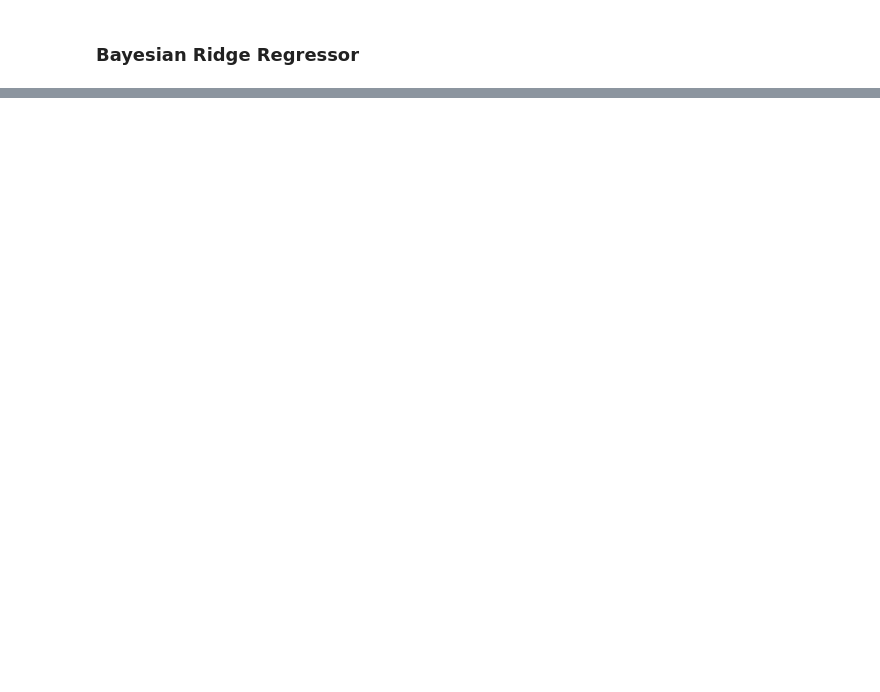
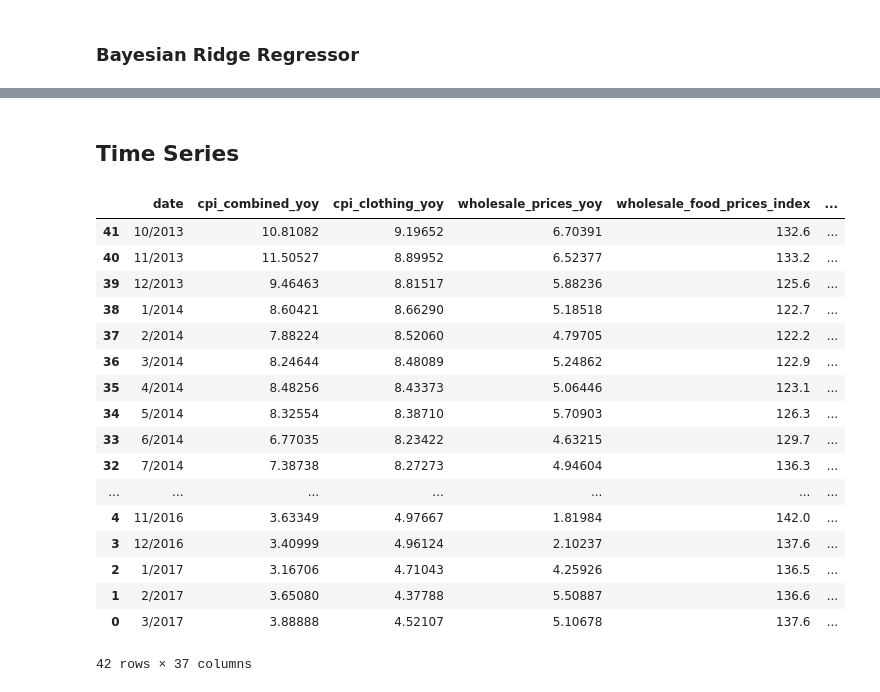
Before and after one commit to ckruger0/farming_india, a Jupyter notebook: src/PC013_Bloomberg_Tech_In.ipynb, the cells around one changed output, grey strips where cells are left out. Saved outputs shown, nothing was run; the diff lists cells and outputs as text; code cells hidden in the pictures; blank space fills up the shorter version.

```diff
--- a/src/PC013_Bloomberg_Tech_In.ipynb
+++ b/src/PC013_Bloomberg_Tech_In.ipynb
@@ -105 +108,3 @@ brr_preds, y_test
  Name: NPA_Loans_Ratio, dtype: float64)
+# %% [markdown]
+## Time Series
@@ -105,0 +119,21 @@ brr_preds, y_test
+# %%
+data
+# %% [output]
+|  | date | cpi_combined_yoy | cpi_clothing_yoy | wholesale_prices_yoy | wholesale_food_prices_index | ... |
+| 41 | 10/2013 | 10.81082 | 9.19652 | 6.70391 | 132.6 | ... |
+| 40 | 11/2013 | 11.50527 | 8.89952 | 6.52377 | 133.2 | ... |
+| 39 | 12/2013 | 9.46463 | 8.81517 | 5.88236 | 125.6 | ... |
+| 38 | 1/2014 | 8.60421 | 8.66290 | 5.18518 | 122.7 | ... |
+| 37 | 2/2014 | 7.88224 | 8.52060 | 4.79705 | 122.2 | ... |
+| 36 | 3/2014 | 8.24644 | 8.48089 | 5.24862 | 122.9 | ... |
+| 35 | 4/2014 | 8.48256 | 8.43373 | 5.06446 | 123.1 | ... |
+| 34 | 5/2014 | 8.32554 | 8.38710 | 5.70903 | 126.3 | ... |
+| 33 | 6/2014 | 6.77035 | 8.23422 | 4.63215 | 129.7 | ... |
+| 32 | 7/2014 | 7.38738 | 8.27273 | 4.94604 | 136.3 | ... |
+| ... | ... | ... | ... | ... | ... | ... |
+| 4 | 11/2016 | 3.63349 | 4.97667 | 1.81984 | 142.0 | ... |
+| 3 | 12/2016 | 3.40999 | 4.96124 | 2.10237 | 137.6 | ... |
+| 2 | 1/2017 | 3.16706 | 4.71043 | 4.25926 | 136.5 | ... |
+| 1 | 2/2017 | 3.65080 | 4.37788 | 5.50887 | 136.6 | ... |
+| 0 | 3/2017 | 3.88888 | 4.52107 | 5.10678 | 137.6 | ... |
+42 rows × 37 columns
```
Also changed, not shown: parts of 26 cells of this notebook, 2 other files.
